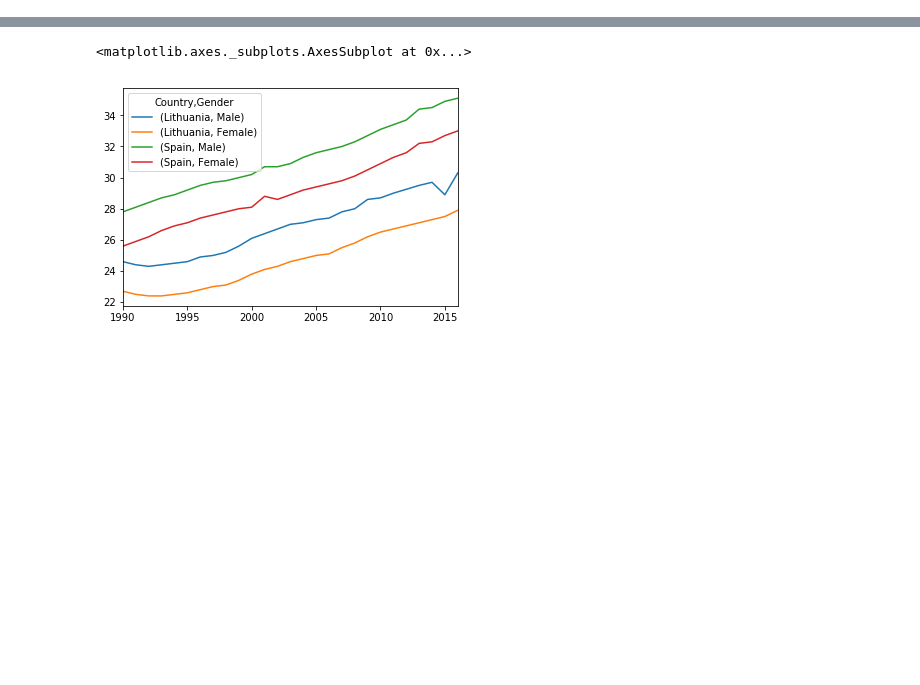
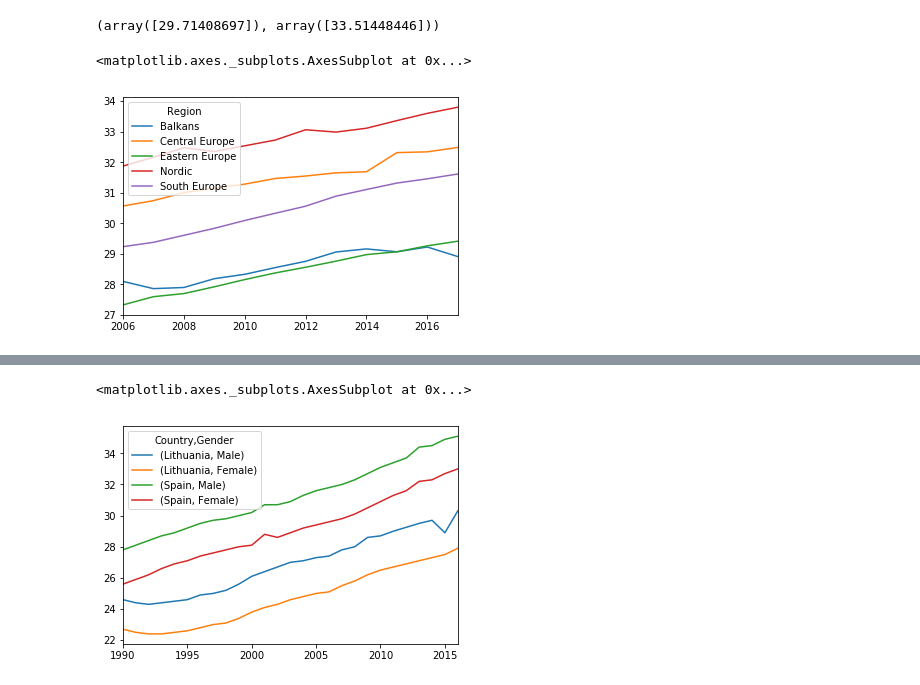
Before and after one commit to VilmaDaukantaite/your-own-project, a Jupyter notebook: data_cleaning_workbook.ipynb, the cells around one changed output, grey strips where cells are left out. Drawn from its saved outputs; the diff is of its cells as text; code cells hidden in the pictures; blank space fills up the shorter version.

```diff
--- a/data_cleaning_workbook.ipynb
+++ b/data_cleaning_workbook.ipynb
@@ -6,0 +8,8 @@ import seaborn as sns
+# %%
+eu_mean_age_marriages = pd.read_excel("Eurostat_mean_age.xls", header = 3, indexcol=0, skipfooter = 5)
+cols = eu_mean_age_marriages.columns.drop(['Country',"Sex", "Region"])
+eu_mean_age_marriages[cols] = eu_mean_age_marriages[cols].apply(pd.to_numeric, errors='coerce')
+eu_south = eu_mean_age_marriages[eu_mean_age_marriages.Region == "South Europe"]
+eu_south.set_index(["Region","Country", "Sex"], inplace = True)
+eu_south = eu_south.interpolate(axis=1)
+eu_south_new = eu_south.reset_index()
@@ -6,0 +43,14 @@ import seaborn as sns
+# %%
+
+st.t.interval(0.95, 6, loc=eu_south.groupby("Region").mean()["2017"], scale=st.sem(eu_south_new["2017"]))
+# %% [output]
+(array([29.71408697]), array([33.51448446]))
+# %%
+eu_mean_age_marriages.set_index(["Region","Country", "Sex"], inplace = True)
+eu_mean_age_marriages = eu_mean_age_marriages.interpolate(axis=1)
+eu_mean_age_marriages.groupby(["Region", "Sex"]).mean()
+# %%
+eu_mean_age_marriages.groupby("Region").mean().T.plot()
+# %% [output]
+<matplotlib.axes._subplots.AxesSubplot at 0x...>
+[figure, added]
```
Also changed, not shown: parts of 27 cells of this notebook.
